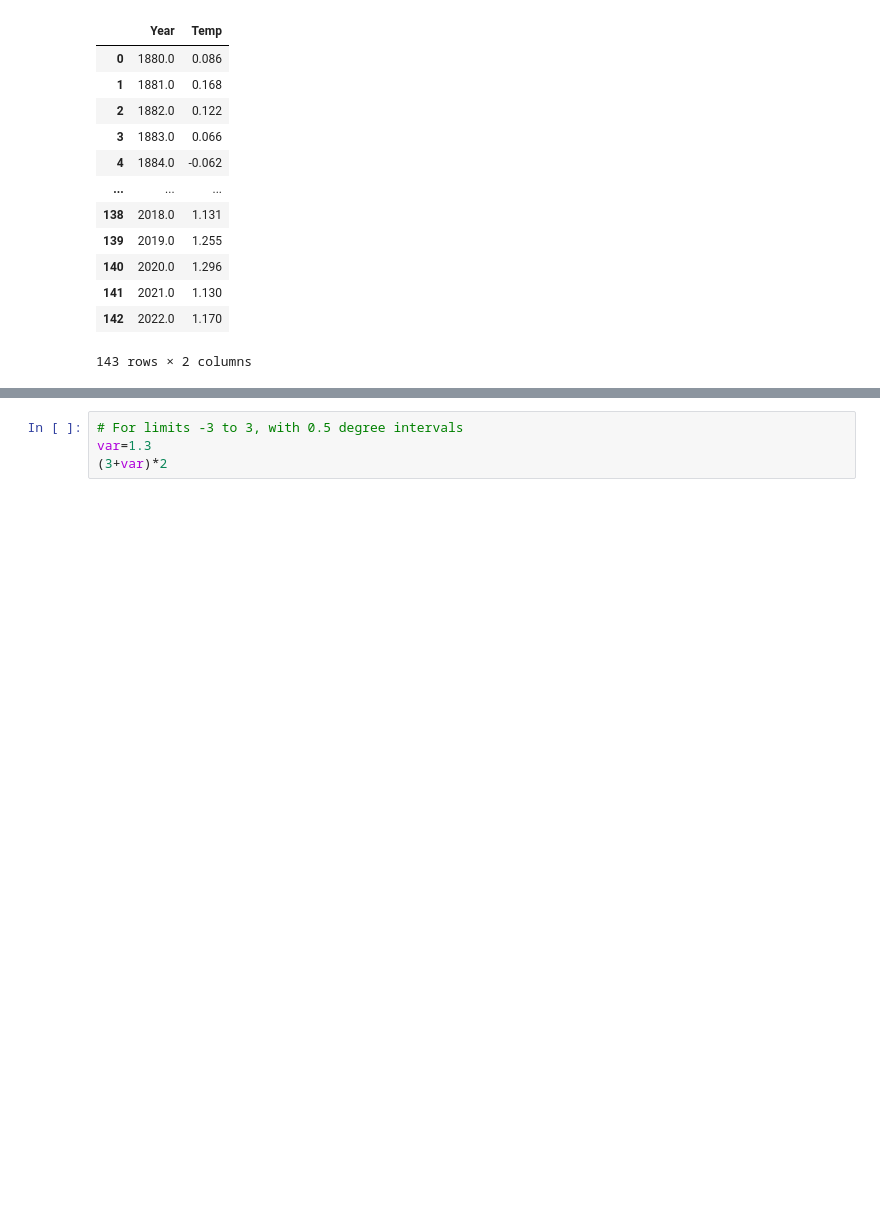
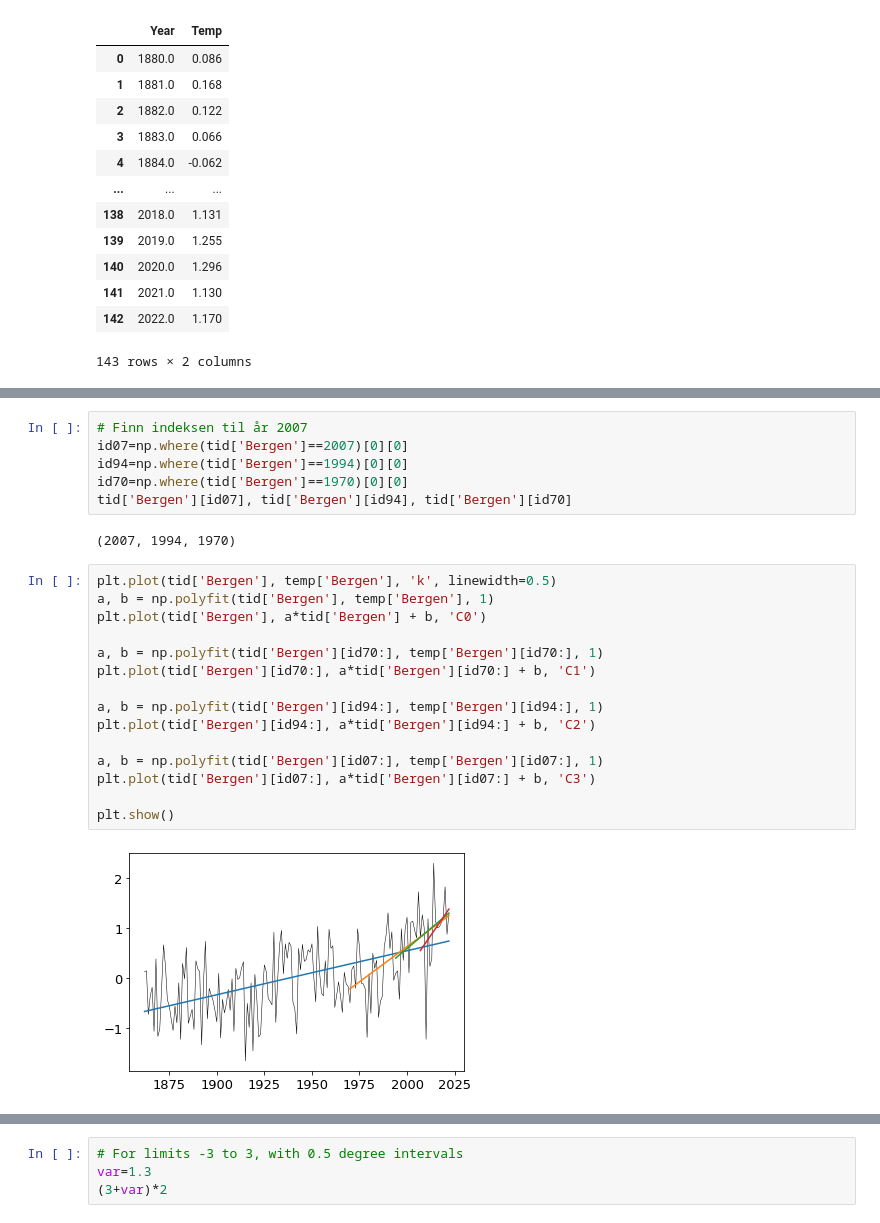
Before and after one commit to irendundas/EkteData, a Jupyter notebook: Workinprogress/Osteroy_vgs.ipynb, the cells around one changed output, grey strips where cells are left out. Saved outputs shown, nothing was run; the diff lists cells and outputs as text; blank space fills up the shorter version.

Commit message:
compare global and bergen trend lines

```diff
--- a/Workinprogress/Osteroy_vgs.ipynb
+++ b/Workinprogress/Osteroy_vgs.ipynb
@@ -116,0 +129,25 @@ plt.plot(tid['Global'], temp['Global'])
+# %%
+# Finn indeksen til år 2007
+id07=np.where(tid['Bergen']==2007)[0][0]
+id94=np.where(tid['Bergen']==1994)[0][0]
+id70=np.where(tid['Bergen']==1970)[0][0]
+tid['Bergen'][id07], tid['Bergen'][id94], tid['Bergen'][id70]
+# %% [output]
+(2007, 1994, 1970)
+# %%
+plt.plot(tid['Bergen'], temp['Bergen'], 'k', linewidth=0.5)
+a, b = np.polyfit(tid['Bergen'], temp['Bergen'], 1)
+plt.plot(tid['Bergen'], a*tid['Bergen'] + b, 'C0')
+
+a, b = np.polyfit(tid['Bergen'][id70:], temp['Bergen'][id70:], 1)
+plt.plot(tid['Bergen'][id70:], a*tid['Bergen'][id70:] + b, 'C1')
+
+a, b = np.polyfit(tid['Bergen'][id94:], temp['Bergen'][id94:], 1)
+plt.plot(tid['Bergen'][id94:], a*tid['Bergen'][id94:] + b, 'C2')
+
+a, b = np.polyfit(tid['Bergen'][id07:], temp['Bergen'][id07:], 1)
+plt.plot(tid['Bergen'][id07:], a*tid['Bergen'][id07:] + b, 'C3')
+
+plt.show()
+# %% [output]
+[figure, added]
```
Also changed, not shown: parts of 38 cells of this notebook.
